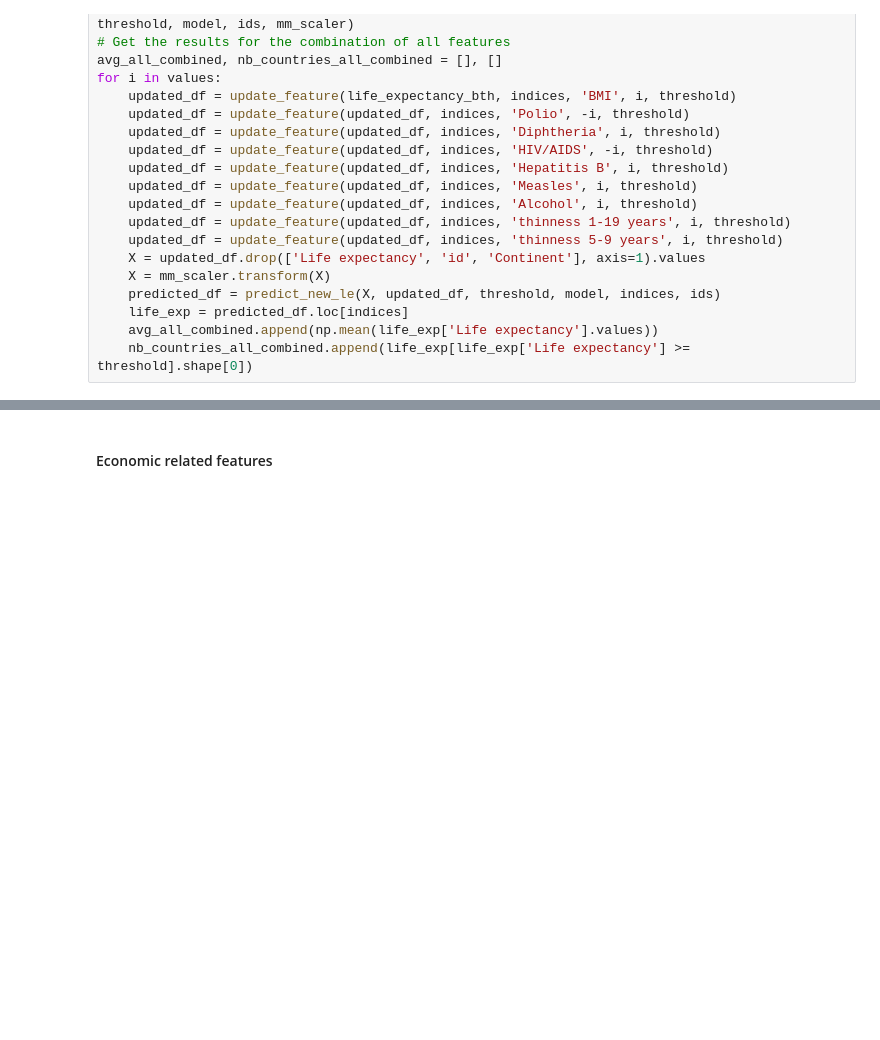
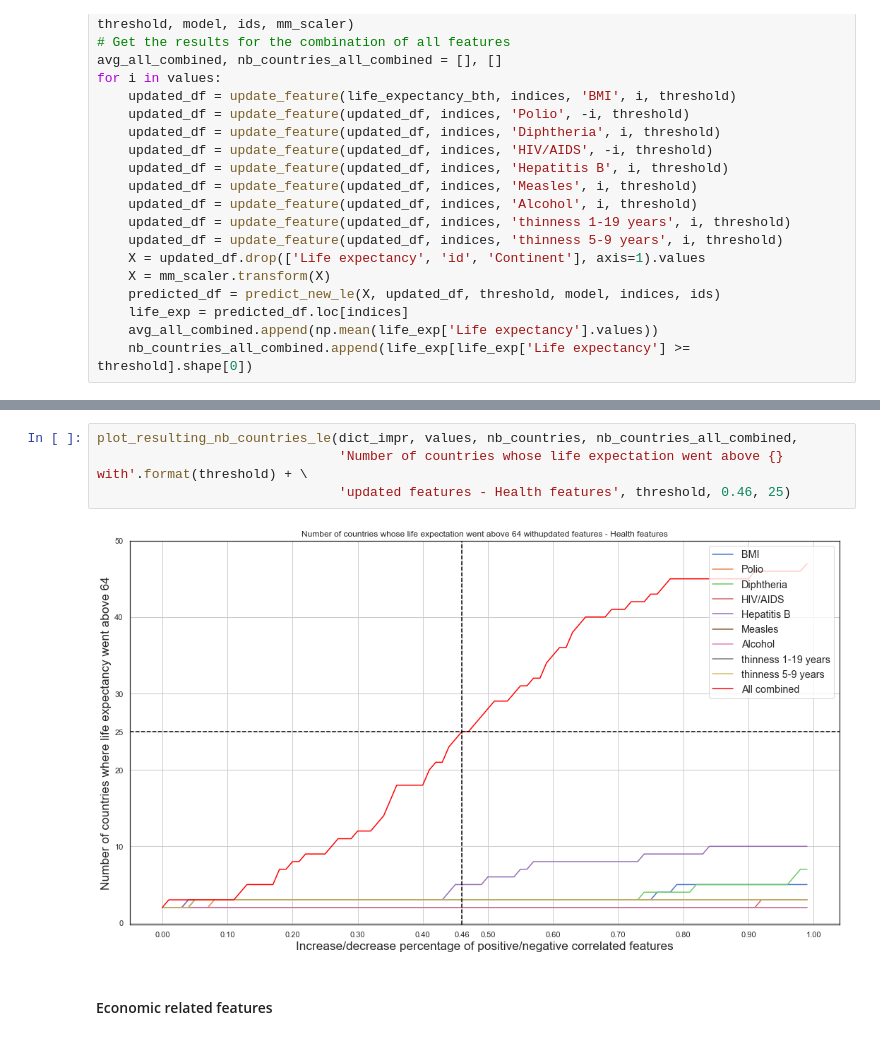
Before and after one commit to franckdess/DS_in_Practice-Project, a Jupyter notebook: DS_in_Practice-Project.ipynb, the cells around one changed output, grey strips where cells are left out. Drawn from its saved outputs; the diff is of its cells as text; blank space fills up the shorter version.

```diff
--- a/DS_in_Practice-Project.ipynb
+++ b/DS_in_Practice-Project.ipynb
@@ -875,3 +895,9 @@ plot_resulting_nb_countries_le(dict_impr, values, nb_countries, nb_countries_all
+# %%
+plot_resulting_nb_countries_le(dict_impr, values, nb_countries, nb_countries_all_combined,
+                               'Number of countries whose life expectation went above {} with'.format(threshold) + \
+                               'updated features - Health features', threshold, 0.46, 25)
+# %% [output]
+[figure, added]
 # %% [markdown]
 #### Economic related features
 # %%
```
Also changed, not shown: parts of 19 cells of this notebook, 1 other file.
